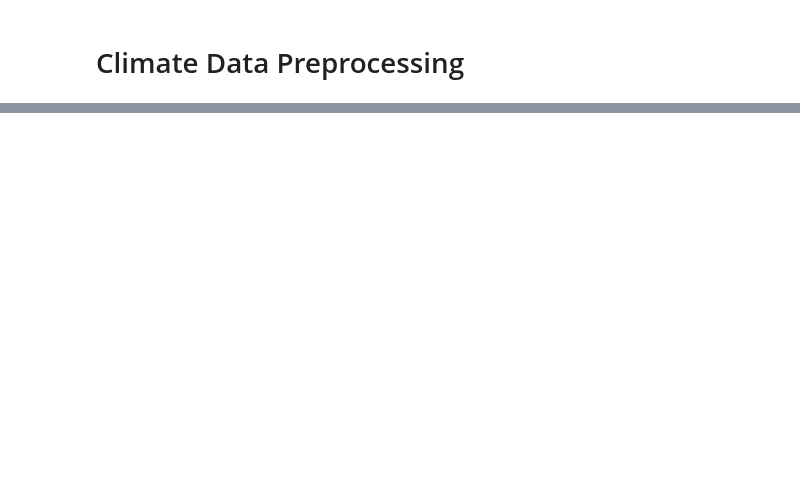
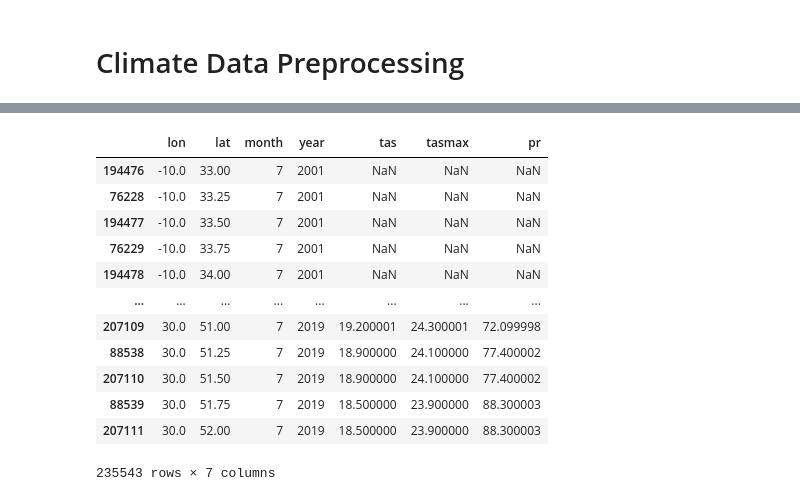
Before and after one commit to TomasDemeter/FireProject, a Jupyter notebook: notebooks/climate_preprocessing.ipynb, the cells around one changed output, grey strips where cells are left out. Cells and saved outputs as stored; diff of their text form; code cells hidden in the pictures; blank space fills up the shorter version.

```diff
--- a/notebooks/climate_preprocessing.ipynb
+++ b/notebooks/climate_preprocessing.ipynb
@@ -66 +153,35 @@ data
+# %%
+df_all['constant'] = 0.25
+df_all_bis = df_all.copy()
+df_all_bis['lon'] = df_all_bis['lon'] + df_all_bis['constant']
+df_all_tris = df_all.copy()
+df_all_tris['lat'] = df_all_tris['lat'] + df_all_tris['constant']
+df_all_quatris = df_all.copy()
+df_all_quatris['lon'] = df_all_quatris['lon'] + df_all_tris['constant']
+df_all_quatris['lat'] = df_all_quatris['lat'] + df_all_tris['constant']
+
+dfs = [df_all, df_all_bis, df_all_tris, df_all_quatris]
+
+df_final = pd.concat(dfs, ignore_index=True)
+df_final = df_final.drop(['constant'], axis=1)
+df_final = df_final[df_final.lon != -10.25]
+df_final = df_final[df_final.lat != 32.75]
+df_final = df_final.reset_index()
+df_final = df_final.drop(['index'], axis=1)
+df_final = df_final.sort_values(['year','lon','lat'])
+df_final
+# %% [output]
+|  | lon | lat | month | year | tas | tasmax | pr |
+| 194476 | -10.0 | 33.00 | 7 | 2001 | NaN | NaN | NaN |
+| 76228 | -10.0 | 33.25 | 7 | 2001 | NaN | NaN | NaN |
+| 194477 | -10.0 | 33.50 | 7 | 2001 | NaN | NaN | NaN |
+| 76229 | -10.0 | 33.75 | 7 | 2001 | NaN | NaN | NaN |
+| 194478 | -10.0 | 34.00 | 7 | 2001 | NaN | NaN | NaN |
+| ... | ... | ... | ... | ... | ... | ... | ... |
+| 207109 | 30.0 | 51.00 | 7 | 2019 | 19.200001 | 24.300001 | 72.099998 |
+| 88538 | 30.0 | 51.25 | 7 | 2019 | 18.900000 | 24.100000 | 77.400002 |
+| 207110 | 30.0 | 51.50 | 7 | 2019 | 18.900000 | 24.100000 | 77.400002 |
+| 88539 | 30.0 | 51.75 | 7 | 2019 | 18.500000 | 23.900000 | 88.300003 |
+| 207111 | 30.0 | 52.00 | 7 | 2019 | 18.500000 | 23.900000 | 88.300003 |
+235543 rows × 7 columns
 # %%
```
Also changed, not shown: parts of 12 cells of this notebook, 1 other file.
